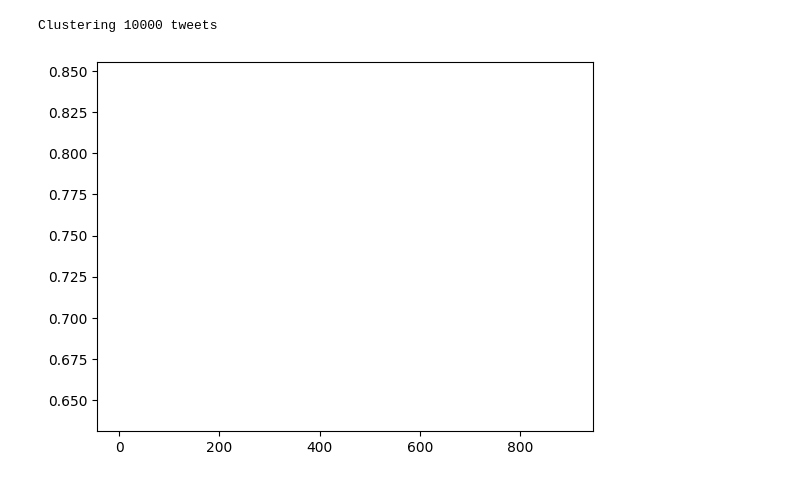
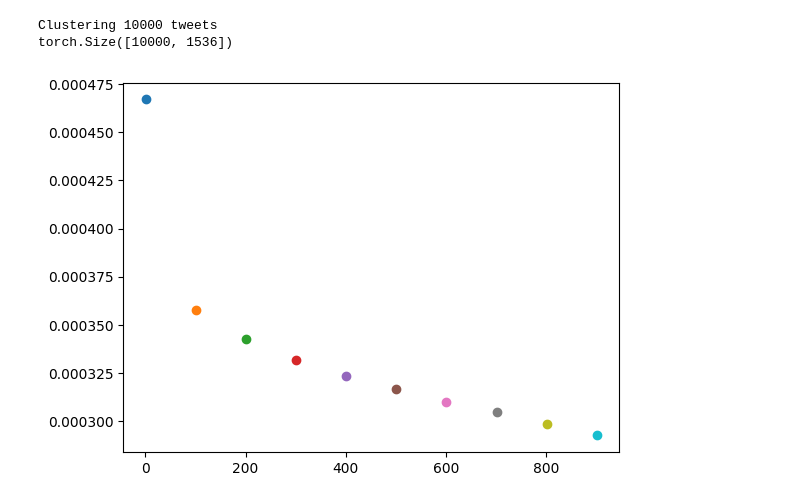
Before and after one commit to kingofsunnyvale/Bluesky-Discourse-Forecasting, a Jupyter notebook: notebooks/cluster.ipynb, the cells around one changed output. Drawn from its saved outputs; the diff is of its cells as text; code cells hidden in the pictures.

```diff
--- a/notebooks/cluster.ipynb
+++ b/notebooks/cluster.ipynb
@@ -20,12 +23,16 @@ def flatten(column):
 # %%
 print(f"Clustering {dataset.shape[0]} tweets")
 
+embedding_matrix = torch.from_numpy(flatten(dataset['embeddings'])).to('cuda:0')
+print(embedding_matrix.shape)
+
 for k in range(1, 1000, 100):
-    clusters = KMeans(n_clusters=k, random_state=0).fit(flatten(dataset['embeddings']))
+    labels, centers = KMeans(embedding_matrix, k)
 
-    MSE = np.mean(np.min(clusters.transform(flatten(dataset['embeddings'])), axis=1))
+    MSE = torch.mean((embedding_matrix - centers[labels])**2).cpu().numpy()
 
-    plt.plot(k, MSE)
+    plt.plot(k, MSE, 'o')
 # %% [output]
 Clustering 10000 tweets
+torch.Size([10000, 1536])
-[figure, old version]
+[figure, new version]
```
Also changed, not shown: parts of 5 cells of this notebook, 6 other files.
